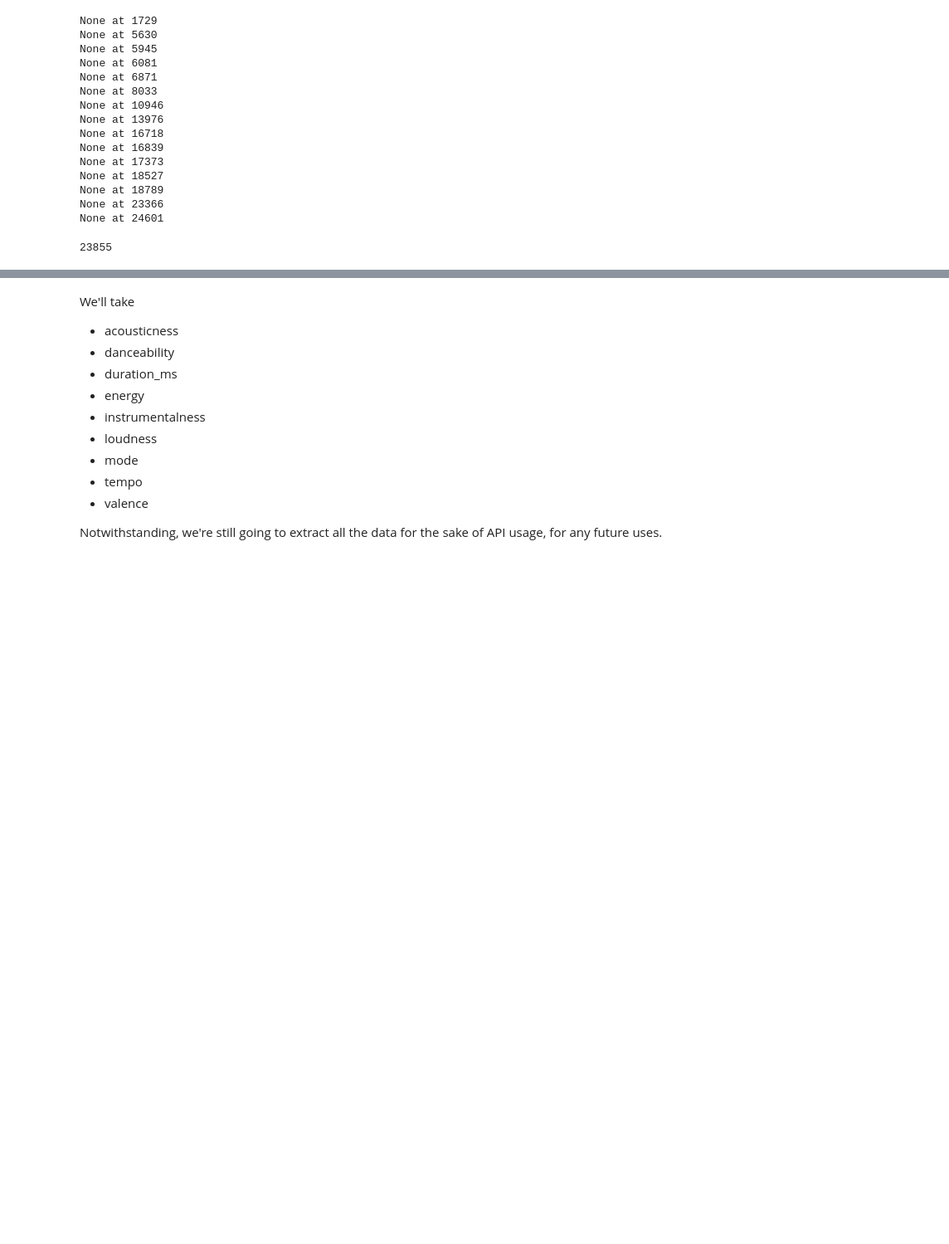
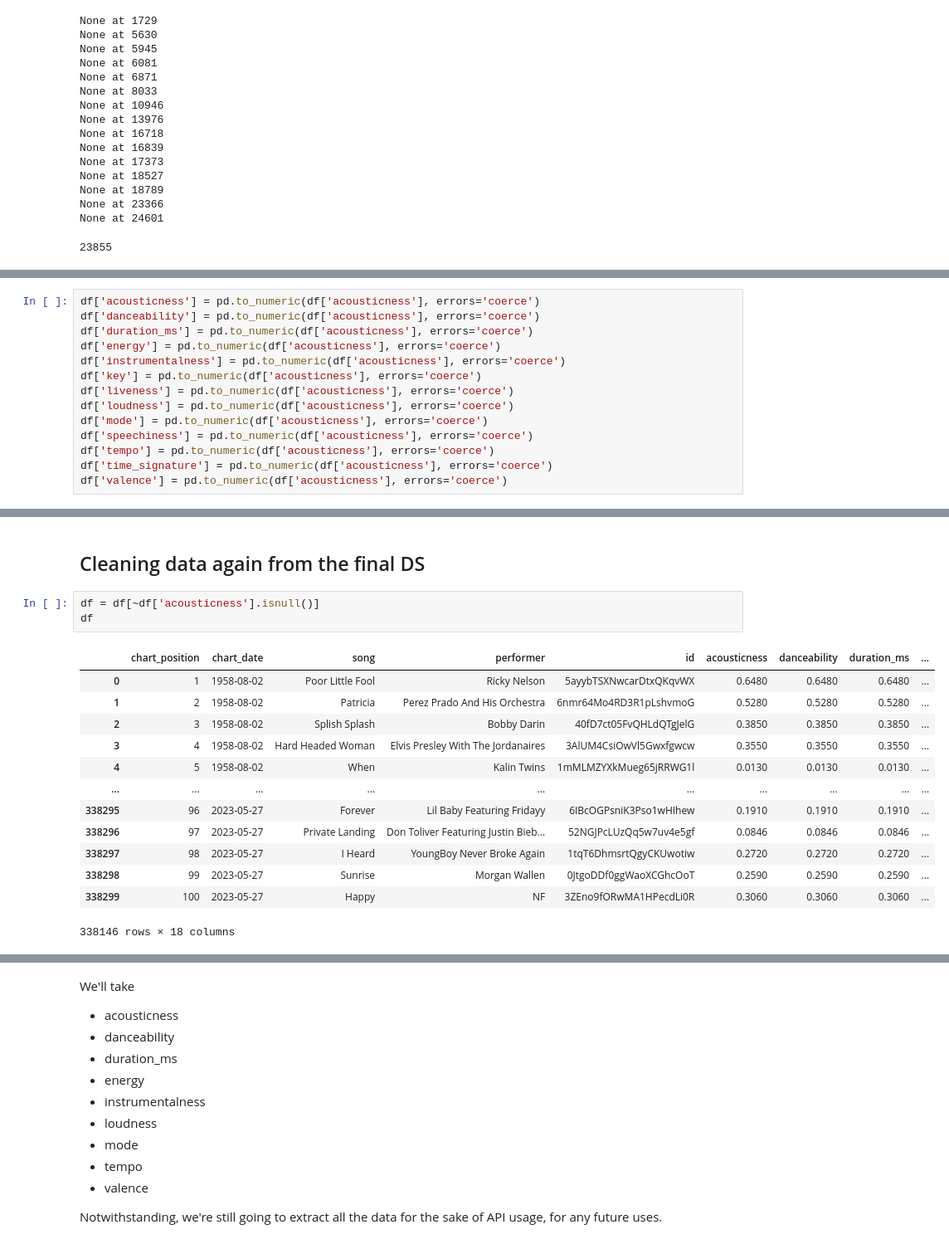
Before and after one commit to ronanhansel/billboard-music-trend, a Jupyter notebook: main.ipynb, the cells around one changed output, grey strips where cells are left out. Shown: that part at 83% size. Drawn from its saved outputs; the diff is of its cells as text; blank space fills up the shorter version.

Commit message:
data cleaning

```diff
--- a/main.ipynb
+++ b/main.ipynb
@@ -629,0 +635,14 @@ The process has finished running. Skipped.
+# %%
+df['acousticness'] = pd.to_numeric(df['acousticness'], errors='coerce')
+df['danceability'] = pd.to_numeric(df['acousticness'], errors='coerce')
+df['duration_ms'] = pd.to_numeric(df['acousticness'], errors='coerce')
+df['energy'] = pd.to_numeric(df['acousticness'], errors='coerce')
+df['instrumentalness'] = pd.to_numeric(df['acousticness'], errors='coerce')
+df['key'] = pd.to_numeric(df['acousticness'], errors='coerce')
+df['liveness'] = pd.to_numeric(df['acousticness'], errors='coerce')
+df['loudness'] = pd.to_numeric(df['acousticness'], errors='coerce')
+df['mode'] = pd.to_numeric(df['acousticness'], errors='coerce')
+df['speechiness'] = pd.to_numeric(df['acousticness'], errors='coerce')
+df['tempo'] = pd.to_numeric(df['acousticness'], errors='coerce')
+df['time_signature'] = pd.to_numeric(df['acousticness'], errors='coerce')
+df['valence'] = pd.to_numeric(df['acousticness'], errors='coerce')
@@ -629,0 +669,19 @@ The process has finished running. Skipped.
+# %% [markdown]
+## Cleaning data again from the final DS
+# %%
+df = df[~df['acousticness'].isnull()]
+df
+# %% [output]
+|  | chart_position | chart_date | song | performer | id | acousticness | danceability | duration_ms | ... |
+| 0 | 1 | 1958-08-02 | Poor Little Fool | Ricky Nelson | 5ayybTSXNwcarDtxQKqvWX | 0.6480 | 0.6480 | 0.6480 | ... |
+| 1 | 2 | 1958-08-02 | Patricia | Perez Prado And His Orchestra | 6nmr64Mo4RD3R1pLshvmoG | 0.5280 | 0.5280 | 0.5280 | ... |
+| 2 | 3 | 1958-08-02 | Splish Splash | Bobby Darin | 40fD7ct05FvQHLdQTgJelG | 0.3850 | 0.3850 | 0.3850 | ... |
+| 3 | 4 | 1958-08-02 | Hard Headed Woman | Elvis Presley With The Jordanaires | 3AlUM4CsiOwVl5Gwxfgwcw | 0.3550 | 0.3550 | 0.3550 | ... |
+| 4 | 5 | 1958-08-02 | When | Kalin Twins | 1mMLMZYXkMueg65jRRWG1l | 0.0130 | 0.0130 | 0.0130 | ... |
+| ... | ... | ... | ... | ... | ... | ... | ... | ... | ... |
+| 338295 | 96 | 2023-05-27 | Forever | Lil Baby Featuring Fridayy | 6IBcOGPsniK3Pso1wHIhew | 0.1910 | 0.1910 | 0.1910 | ... |
+| 338296 | 97 | 2023-05-27 | Private Landing | Don Toliver Featuring Justin Bieb... | 52NGJPcLUzQq5w7uv4e5gf | 0.0846 | 0.0846 | 0.0846 | ... |
+| 338297 | 98 | 2023-05-27 | I Heard | YoungBoy Never Broke Again | 1tqT6DhmsrtQgyCKUwotiw | 0.2720 | 0.2720 | 0.2720 | ... |
+| 338298 | 99 | 2023-05-27 | Sunrise | Morgan Wallen | 0JtgoDDf0ggWaoXCGhcOoT | 0.2590 | 0.2590 | 0.2590 | ... |
+| 338299 | 100 | 2023-05-27 | Happy | NF | 3ZEno9fORwMA1HPecdLi0R | 0.3060 | 0.3060 | 0.3060 | ... |
+338146 rows × 18 columns
```
Also changed, not shown: parts of 10 cells of this notebook.
